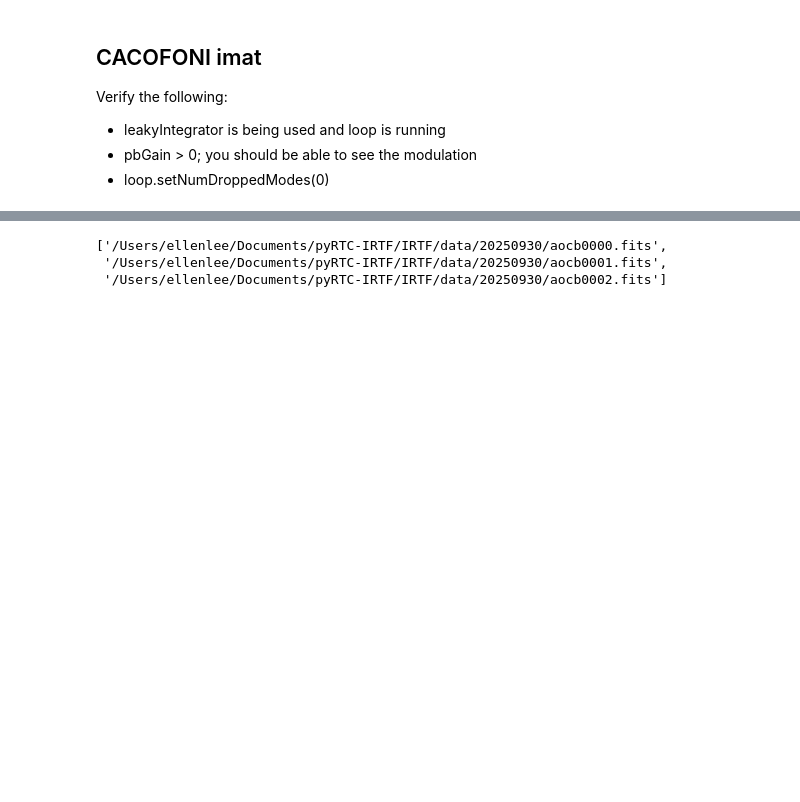
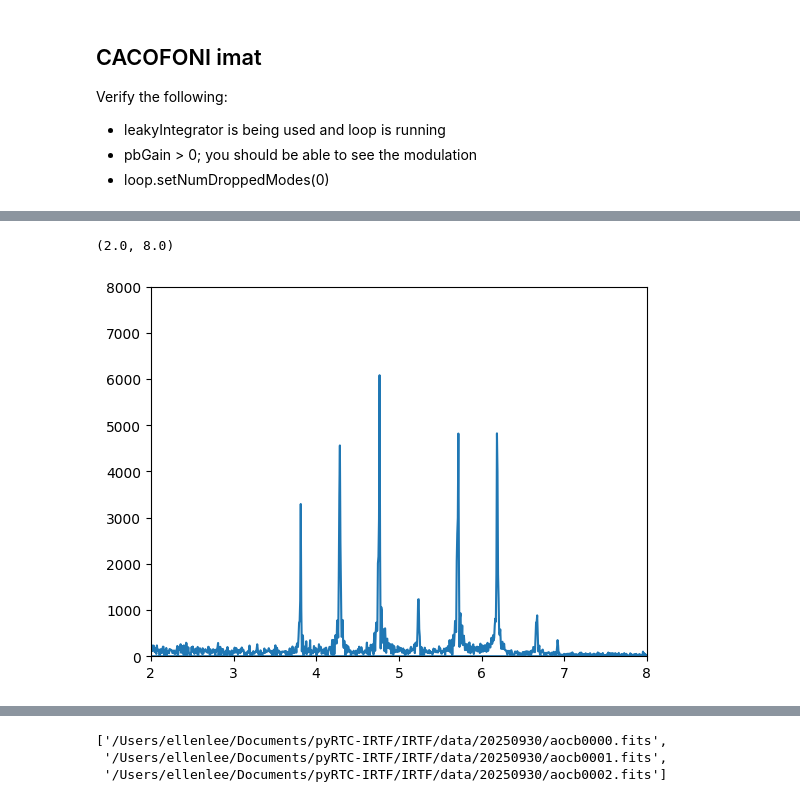
Before and after one commit to ellenle3/pyRTC-IRTF, a Jupyter notebook: IRTF/telemetry.ipynb, the cells around one changed output, grey strips where cells are left out. Cells and saved outputs as stored; diff of their text form; code cells hidden in the pictures; blank space fills up the shorter version.

```diff
--- a/IRTF/telemetry.ipynb
+++ b/IRTF/telemetry.ipynb
@@ -91,0 +75,9 @@ fns_aocb = ['/Users/ellenlee/Documents/pyRTC-IRTF/IRTF/data/aocb0003.fits']
+# %%
+centroids1 = slopes[:,0,1]
+plt.figure()
+plt.plot(freq, np.abs( np.fft.fft(centroids1) ) )
+plt.ylim(0, 8000)
+plt.xlim(2, 8)
+# %% [output]
+(2.0, 8.0)
+[figure, added]
```
Also changed, not shown: parts of 14 cells of this notebook, 23 other files.
